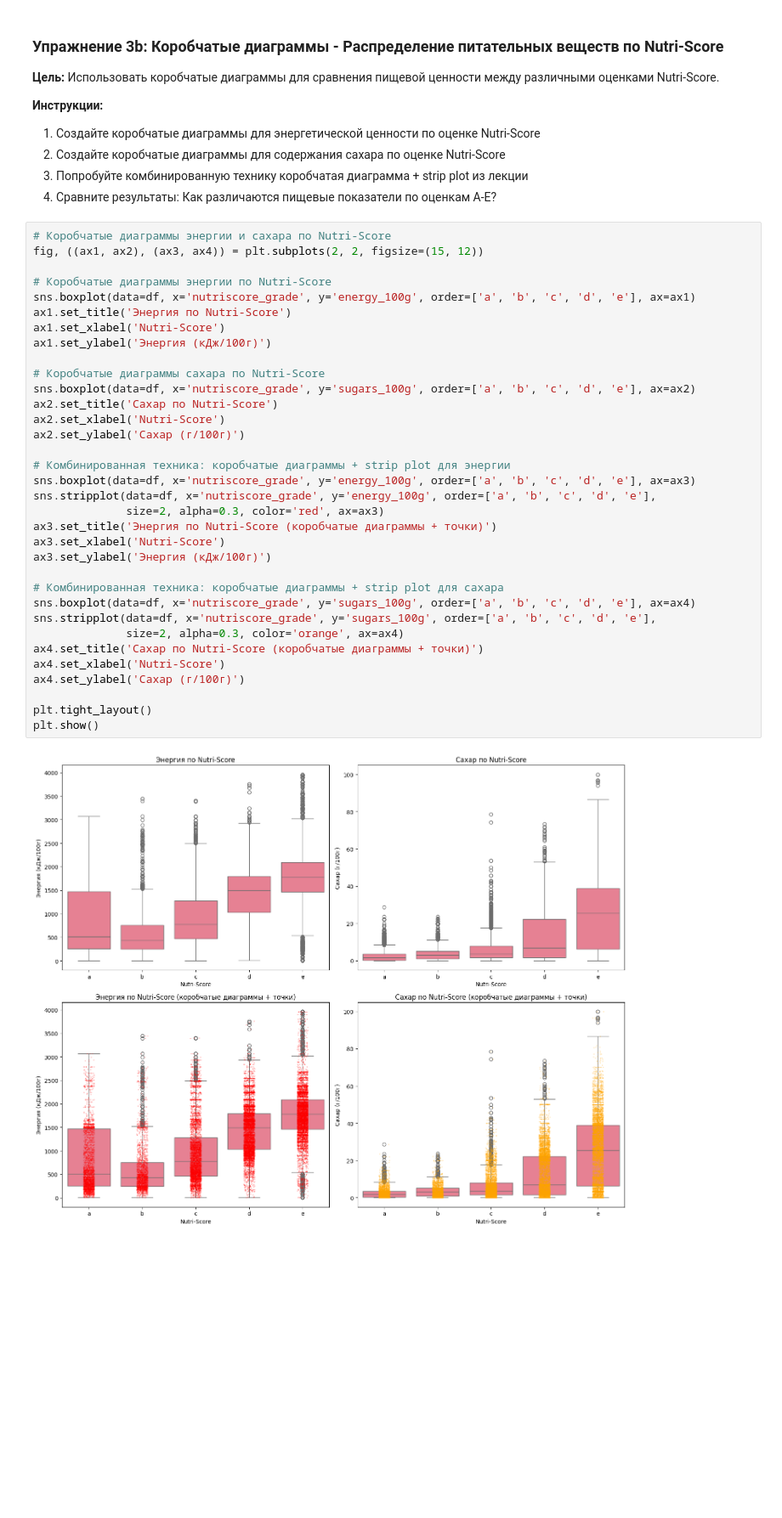
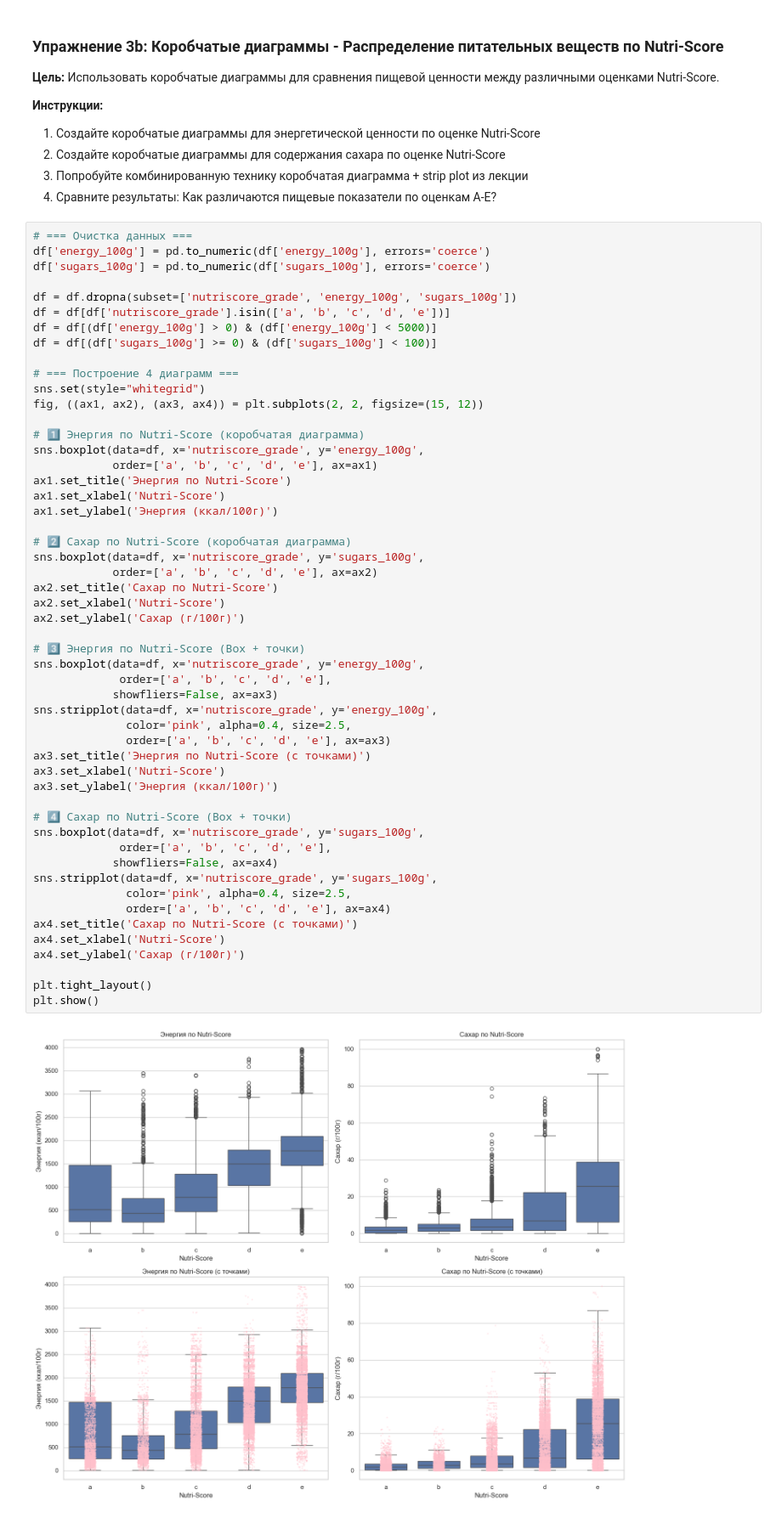
Before and after one commit to gulden333/iad_pr2, a Jupyter notebook: data_visualization_practice_s.ipynb, the cells around one changed output. Shown at 85% size. Drawn from its saved outputs; the diff is of its cells as text; blank space fills up the shorter version.

Commit message:
Обновлён файл практики по визуализации данных

```diff
--- a/data_visualization_practice_s.ipynb
+++ b/data_visualization_practice_s.ipynb
@@ -197,41 +197,59 @@ plt.show()
 3. Попробуйте комбинированную технику коробчатая диаграмма + strip plot из лекции
 4. Сравните результаты: Как различаются пищевые показатели по оценкам A-E?
 # %%
-# Коробчатые диаграммы энергии и сахара по Nutri-Score
+# === Очистка данных ===
+df['energy_100g'] = pd.to_numeric(df['energy_100g'], errors='coerce')
+df['sugars_100g'] = pd.to_numeric(df['sugars_100g'], errors='coerce')
+
+df = df.dropna(subset=['nutriscore_grade', 'energy_100g', 'sugars_100g'])
+df = df[df['nutriscore_grade'].isin(['a', 'b', 'c', 'd', 'e'])]
+df = df[(df['energy_100g'] > 0) & (df['energy_100g'] < 5000)]
+df = df[(df['sugars_100g'] >= 0) & (df['sugars_100g'] < 100)]
+
+# === Построение 4 диаграмм ===
+sns.set(style="whitegrid")
 fig, ((ax1, ax2), (ax3, ax4)) = plt.subplots(2, 2, figsize=(15, 12))
 
-# Коробчатые диаграммы энергии по Nutri-Score
-sns.boxplot(data=df, x='nutriscore_grade', y='energy_100g', order=['a', 'b', 'c', 'd', 'e'], ax=ax1)
+# 1️⃣ Энергия по Nutri-Score (коробчатая диаграмма)
+sns.boxplot(data=df, x='nutriscore_grade', y='energy_100g',
+            order=['a', 'b', 'c', 'd', 'e'], ax=ax1)
 ax1.set_title('Энергия по Nutri-Score')
 ax1.set_xlabel('Nutri-Score')
-ax1.set_ylabel('Энергия (кДж/100г)')
+ax1.set_ylabel('Энергия (ккал/100г)')
 
-# Коробчатые диаграммы сахара по Nutri-Score
-sns.boxplot(data=df, x='nutriscore_grade', y='sugars_100g', order=['a', 'b', 'c', 'd', 'e'], ax=ax2)
+# 2️⃣ Сахар по Nutri-Score (коробчатая диаграмма)
+sns.boxplot(data=df, x='nutriscore_grade', y='sugars_100g',
+            order=['a', 'b', 'c', 'd', 'e'], ax=ax2)
 ax2.set_title('Сахар по Nutri-Score')
 ax2.set_xlabel('Nutri-Score')
 ax2.set_ylabel('Сахар (г/100г)')
 
-# Комбинированная техника: коробчатые диаграммы + strip plot для энергии
-sns.boxplot(data=df, x='nutriscore_grade', y='energy_100g', order=['a', 'b', 'c', 'd', 'e'], ax=ax3)
-sns.stripplot(data=df, x='nutriscore_grade', y='energy_100g', order=['a', 'b', 'c', 'd', 'e'],
-              size=2, alpha=0.3, color='red', ax=ax3)
-ax3.set_title('Энергия по Nutri-Score (коробчатые диаграммы + точки)')
+# 3️⃣ Энергия по Nutri-Score (Box + точки)
+sns.boxplot(data=df, x='nutriscore_grade', y='energy_100g',
+             order=['a', 'b', 'c', 'd', 'e'],
+            showfliers=False, ax=ax3)
+sns.stripplot(data=df, x='nutriscore_grade', y='energy_100g',
+              color='pink', alpha=0.4, size=2.5,
+              order=['a', 'b', 'c', 'd', 'e'], ax=ax3)
+ax3.set_title('Энергия по Nutri-Score (с точками)')
 ax3.set_xlabel('Nutri-Score')
-ax3.set_ylabel('Энергия (кДж/100г)')
+ax3.set_ylabel('Энергия (ккал/100г)')
 
-# Комбинированная техника: коробчатые диаграммы + strip plot для сахара
-sns.boxplot(data=df, x='nutriscore_grade', y='sugars_100g', order=['a', 'b', 'c', 'd', 'e'], ax=ax4)
-sns.stripplot(data=df, x='nutriscore_grade', y='sugars_100g', order=['a', 'b', 'c', 'd', 'e'],
-              size=2, alpha=0.3, color='orange', ax=ax4)
-ax4.set_title('Сахар по Nutri-Score (коробчатые диаграммы + точки)')
+# 4️⃣ Сахар по Nutri-Score (Box + точки)
+sns.boxplot(data=df, x='nutriscore_grade', y='sugars_100g',
+             order=['a', 'b', 'c', 'd', 'e'],
+            showfliers=False, ax=ax4)
+sns.stripplot(data=df, x='nutriscore_grade', y='sugars_100g',
+              color='pink', alpha=0.4, size=2.5,
+              order=['a', 'b', 'c', 'd', 'e'], ax=ax4)
+ax4.set_title('Сахар по Nutri-Score (с точками)')
 ax4.set_xlabel('Nutri-Score')
 ax4.set_ylabel('Сахар (г/100г)')
 
 plt.tight_layout()
 plt.show()
 # %% [output]
-[figure, old version]
+[figure, new version]
 # %% [markdown]
 ### Упражнение 3c: Скрипичные диаграммы и KDE - Анализ распределений
 
```
